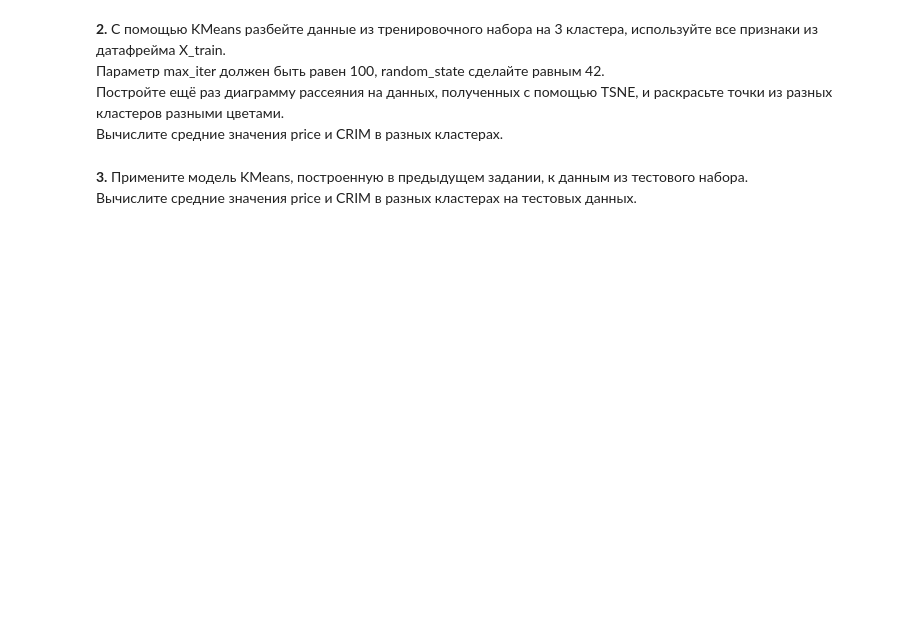
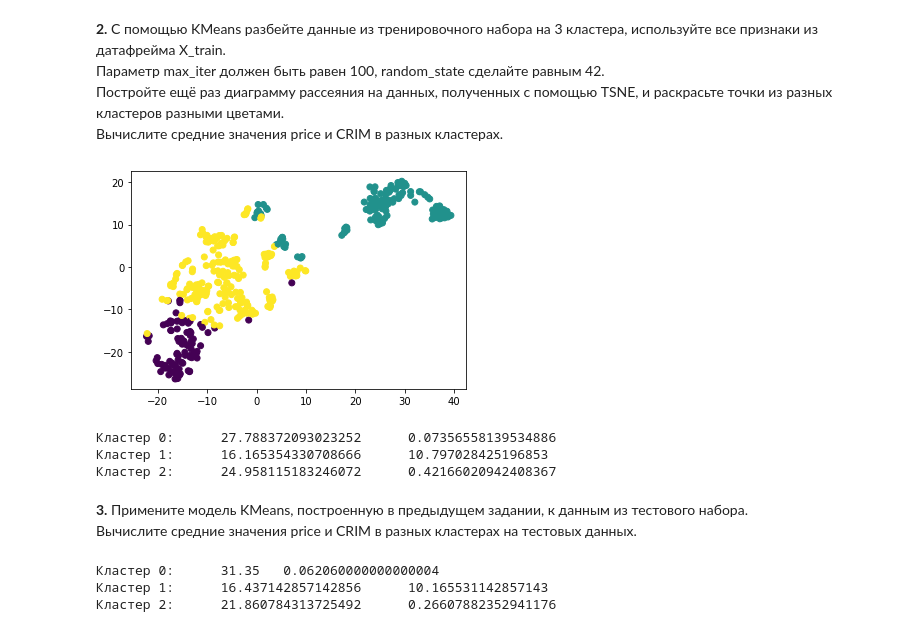
Before and after one commit to nglaz0v/Python_Libraries, a Jupyter notebook: Sklearn_wo_teacher/task_05.ipynb, the cells around one changed output. Saved outputs shown, nothing was run; the diff lists cells and outputs as text; code cells hidden in the pictures; blank space fills up the shorter version.

```diff
--- a/Sklearn_wo_teacher/task_05.ipynb
+++ b/Sklearn_wo_teacher/task_05.ipynb
@@ -20,3 +90,18 @@ __2.__ С помощью KMeans разбейте данные из тренир
+# %%
+labels_train = kmeans.fit_predict(X_train_scaled)
+plt.scatter(X_train_tsne[:, 0], X_train_tsne[:, 1], c=labels_train)
+plt.show()
+# %% [output]
+[figure, added]
+# %%
+for i in (0, 1, 2):
+    price = y_train[labels_train == i].mean()
+    crim = X_train.loc[labels_train == i, 'CRIM'].mean()
+    print(f'Кластер {i}:\t{price[0]}\t{crim}')
+# %% [output]
+Кластер 0:      27.788372093023252      0.07356558139534886
+Кластер 1:      16.165354330708666      10.797028425196853
+Кластер 2:      24.958115183246072      0.42166020942408367
 # %% [markdown]
 __3.__ Примените модель KMeans, построенную в предыдущем задании, к данным из тестового набора.
 Вычислите средние значения price и CRIM в разных кластерах на тестовых данных.
@@ -22,0 +110,9 @@ __3.__ Примените модель KMeans, построенную в пре
+# %%
+for i in (0, 1, 2):
+    price = y_test[labels_test == i].mean()
+    crim = X_test.loc[labels_test == i, 'CRIM'].mean()
+    print(f'Кластер {i}:\t{price[0]}\t{crim}')
+# %% [output]
+Кластер 0:      31.35   0.062060000000000004
+Кластер 1:      16.437142857142856      10.165531142857143
+Кластер 2:      21.860784313725492      0.26607882352941176
```
Also changed, not shown: parts of 10 cells of this notebook.
